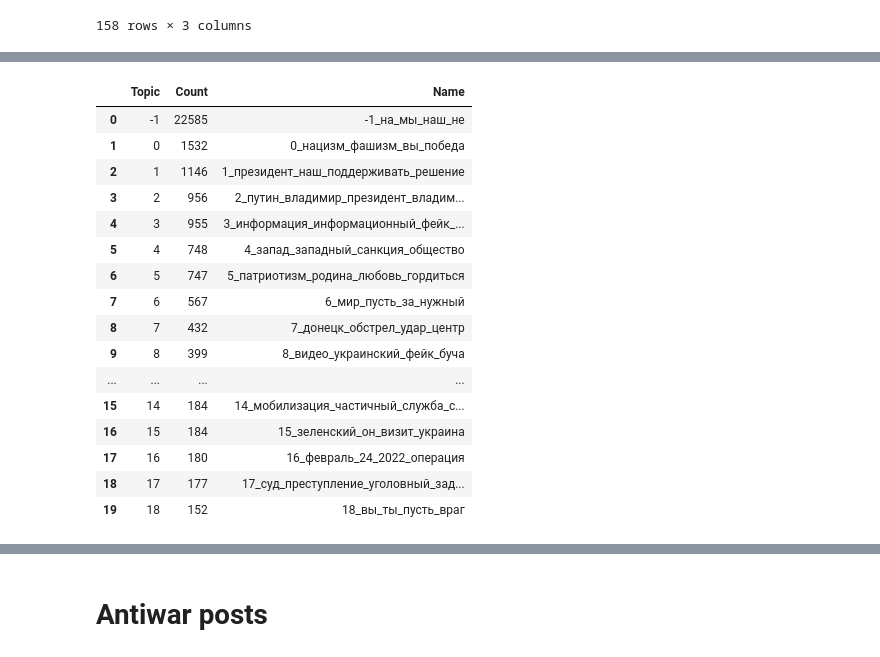
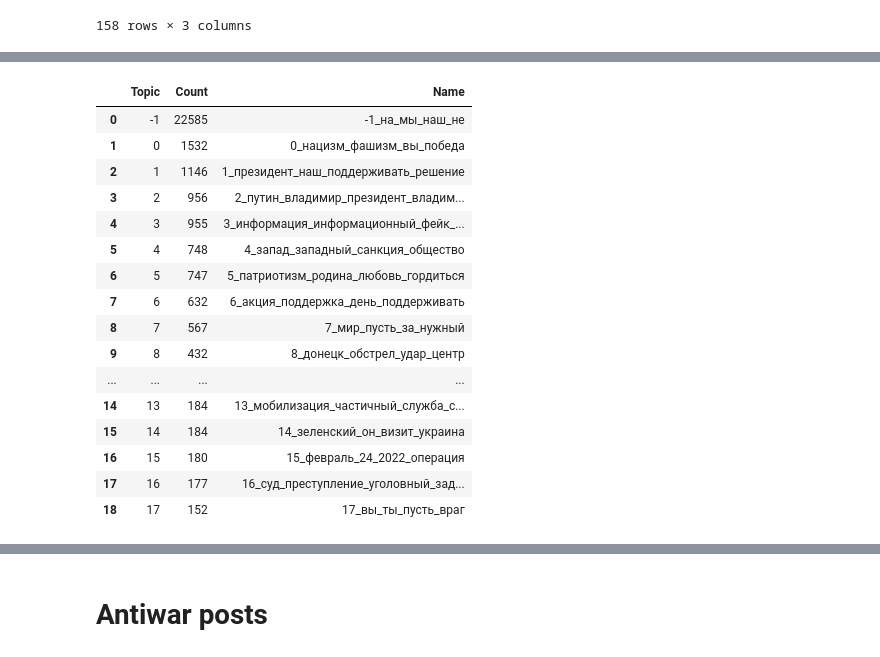
Before and after one commit to AlesyaSokol/VK_and_war, a Jupyter notebook: Topic_modelling_colab.ipynb, the cells around one changed output, grey strips where cells are left out. Drawn from its saved outputs; the diff is of its cells as text; code cells hidden in the pictures.

```diff
--- a/Topic_modelling_colab.ipynb
+++ b/Topic_modelling_colab.ipynb
@@ -930,25 +1073,25 @@ model.save("./drive/MyDrive/Hackathon/model_0_z_merged")
 # %%
 model = BERTopic.load("./drive/MyDrive/Hackathon/model_0_z_merged")
 # %%
-model.get_topic_info()[:20]
+model.get_topic_info()[:19]
 # %% [output]
 |  | Topic | Count | Name |
 | 0 | -1 | 22585 | -1_на_мы_наш_не |
 | 1 | 0 | 1532 | 0_нацизм_фашизм_вы_победа |
 | 2 | 1 | 1146 | 1_президент_наш_поддерживать_решение |
 | 3 | 2 | 956 | 2_путин_владимир_президент_владим... |
 | 4 | 3 | 955 | 3_информация_информационный_фейк_... |
 | 5 | 4 | 748 | 4_запад_западный_санкция_общество |
 | 6 | 5 | 747 | 5_патриотизм_родина_любовь_гордиться |
-| 7 | 6 | 567 | 6_мир_пусть_за_нужный |
-| 8 | 7 | 432 | 7_донецк_обстрел_удар_центр |
-| 9 | 8 | 399 | 8_видео_украинский_фейк_буча |
+| 7 | 6 | 632 | 6_акция_поддержка_день_поддерживать |
+| 8 | 7 | 567 | 7_мир_пусть_за_нужный |
+| 9 | 8 | 432 | 8_донецк_обстрел_удар_центр |
 | ... | ... | ... | ... |
-| 15 | 14 | 184 | 14_мобилизация_частичный_служба_с... |
-| 16 | 15 | 184 | 15_зеленский_он_визит_украина |
-| 17 | 16 | 180 | 16_февраль_24_2022_операция |
-| 18 | 17 | 177 | 17_суд_преступление_уголовный_зад... |
-| 19 | 18 | 152 | 18_вы_ты_пусть_враг |
+| 14 | 13 | 184 | 13_мобилизация_частичный_служба_с... |
+| 15 | 14 | 184 | 14_зеленский_он_визит_украина |
+| 16 | 15 | 180 | 15_февраль_24_2022_операция |
+| 17 | 16 | 177 | 16_суд_преступление_уголовный_зад... |
+| 18 | 17 | 152 | 17_вы_ты_пусть_враг |
 # %%
 topics = model.topics_
 # %%
```
Also changed, not shown: parts of 84 cells of this notebook, 5 other files.
